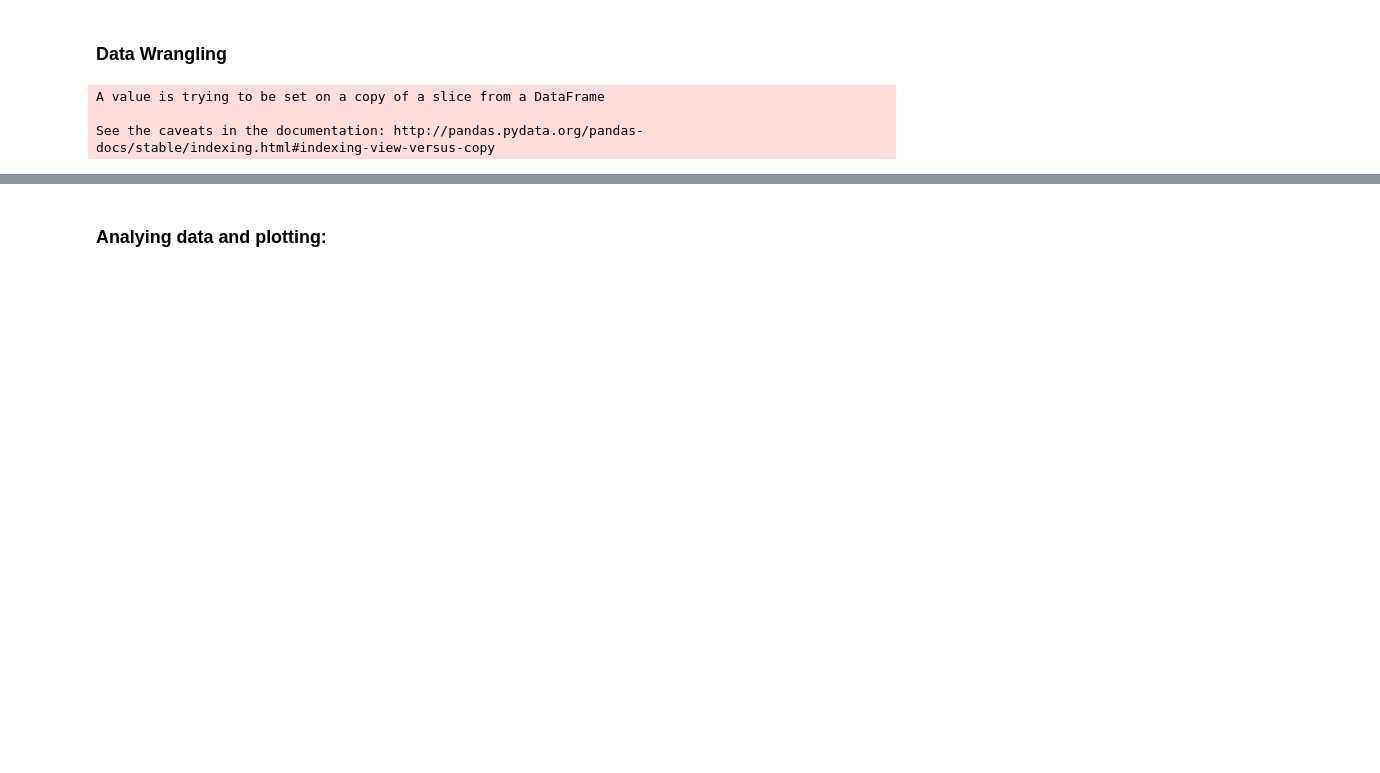
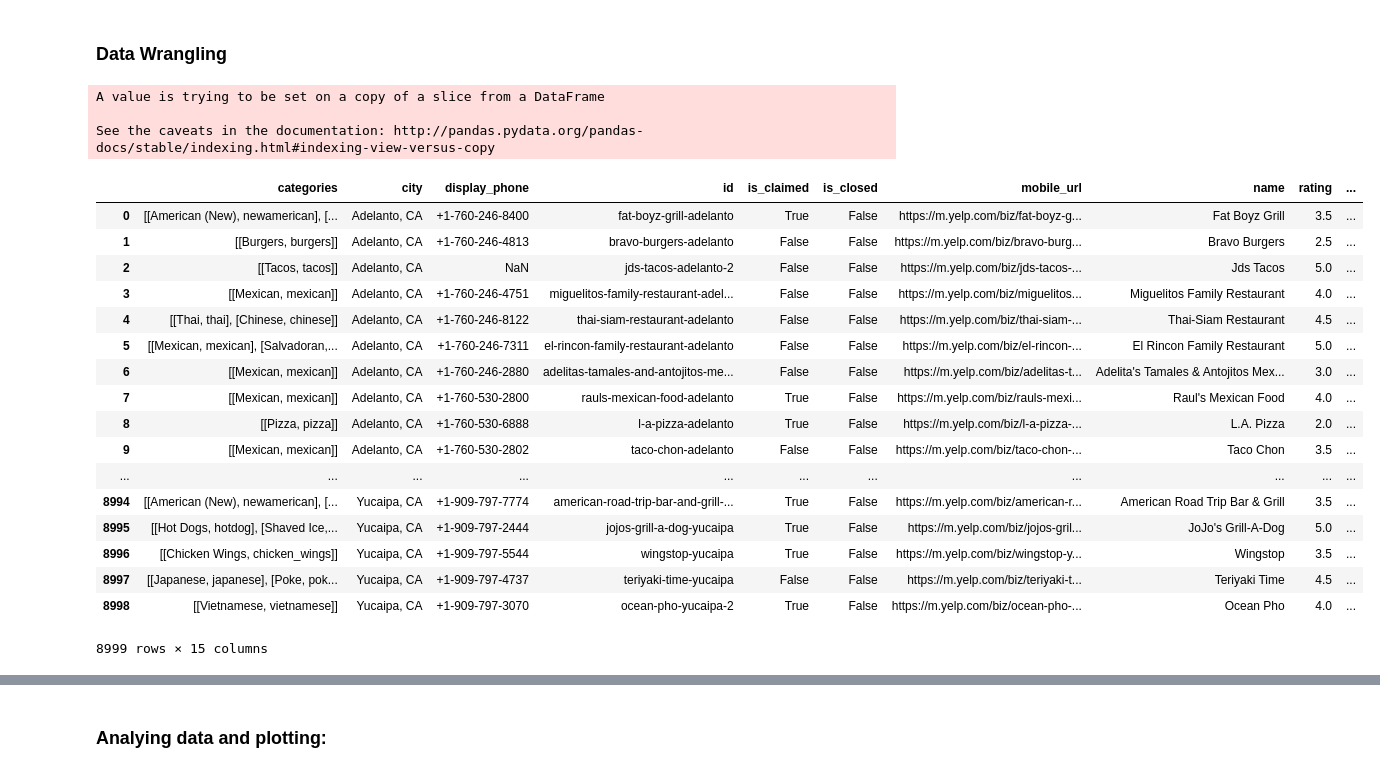
Before and after one commit to chloechen1995/STA-141B-Project, a Jupyter notebook: Yelp Project Analysis.ipynb, the cells around one changed output, grey strips where cells are left out. Saved outputs shown, nothing was run; the diff lists cells and outputs as text; code cells hidden in the pictures; blank space fills up the shorter version.

```diff
--- a/Yelp Project Analysis.ipynb
+++ b/Yelp Project Analysis.ipynb
@@ -175,6 +175,27 @@ for i in range(0,len(df_food_final)):
 A value is trying to be set on a copy of a slice from a DataFrame
 
 See the caveats in the documentation: http://pandas.pydata.org/pandas-docs/stable/indexing.html#indexing-view-versus-copy
+# %%
+df_food_final
+# %% [output]
+|  | categories | city | display_phone | id | is_claimed | is_closed | mobile_url | name | rating | ... |
+| 0 | [[American (New), newamerican], [... | Adelanto, CA | +1-760-246-8400 | fat-boyz-grill-adelanto | True | False | https://m.yelp.com/biz/fat-boyz-g... | Fat Boyz Grill | 3.5 | ... |
+| 1 | [[Burgers, burgers]] | Adelanto, CA | +1-760-246-4813 | bravo-burgers-adelanto | False | False | https://m.yelp.com/biz/bravo-burg... | Bravo Burgers | 2.5 | ... |
+| 2 | [[Tacos, tacos]] | Adelanto, CA | NaN | jds-tacos-adelanto-2 | False | False | https://m.yelp.com/biz/jds-tacos-... | Jds Tacos | 5.0 | ... |
+| 3 | [[Mexican, mexican]] | Adelanto, CA | +1-760-246-4751 | miguelitos-family-restaurant-adel... | False | False | https://m.yelp.com/biz/miguelitos... | Miguelitos Family Restaurant | 4.0 | ... |
+| 4 | [[Thai, thai], [Chinese, chinese]] | Adelanto, CA | +1-760-246-8122 | thai-siam-restaurant-adelanto | False | False | https://m.yelp.com/biz/thai-siam-... | Thai-Siam Restaurant | 4.5 | ... |
+| 5 | [[Mexican, mexican], [Salvadoran,... | Adelanto, CA | +1-760-246-7311 | el-rincon-family-restaurant-adelanto | False | False | https://m.yelp.com/biz/el-rincon-... | El Rincon Family Restaurant | 5.0 | ... |
+| 6 | [[Mexican, mexican]] | Adelanto, CA | +1-760-246-2880 | adelitas-tamales-and-antojitos-me... | False | False | https://m.yelp.com/biz/adelitas-t... | Adelita's Tamales & Antojitos Mex... | 3.0 | ... |
+| 7 | [[Mexican, mexican]] | Adelanto, CA | +1-760-530-2800 | rauls-mexican-food-adelanto | True | False | https://m.yelp.com/biz/rauls-mexi... | Raul's Mexican Food | 4.0 | ... |
+| 8 | [[Pizza, pizza]] | Adelanto, CA | +1-760-530-6888 | l-a-pizza-adelanto | True | False | https://m.yelp.com/biz/l-a-pizza-... | L.A. Pizza | 2.0 | ... |
+| 9 | [[Mexican, mexican]] | Adelanto, CA | +1-760-530-2802 | taco-chon-adelanto | False | False | https://m.yelp.com/biz/taco-chon-... | Taco Chon | 3.5 | ... |
+| ... | ... | ... | ... | ... | ... | ... | ... | ... | ... | ... |
+| 8994 | [[American (New), newamerican], [... | Yucaipa, CA | +1-909-797-7774 | american-road-trip-bar-and-grill-... | True | False | https://m.yelp.com/biz/american-r... | American Road Trip Bar & Grill | 3.5 | ... |
+| 8995 | [[Hot Dogs, hotdog], [Shaved Ice,... | Yucaipa, CA | +1-909-797-2444 | jojos-grill-a-dog-yucaipa | True | False | https://m.yelp.com/biz/jojos-gril... | JoJo's Grill-A-Dog | 5.0 | ... |
+| 8996 | [[Chicken Wings, chicken_wings]] | Yucaipa, CA | +1-909-797-5544 | wingstop-yucaipa | True | False | https://m.yelp.com/biz/wingstop-y... | Wingstop | 3.5 | ... |
+| 8997 | [[Japanese, japanese], [Poke, pok... | Yucaipa, CA | +1-909-797-4737 | teriyaki-time-yucaipa | False | False | https://m.yelp.com/biz/teriyaki-t... | Teriyaki Time | 4.5 | ... |
+| 8998 | [[Vietnamese, vietnamese]] | Yucaipa, CA | +1-909-797-3070 | ocean-pho-yucaipa-2 | True | False | https://m.yelp.com/biz/ocean-pho-... | Ocean Pho | 4.0 | ... |
+8999 rows × 15 columns
 # %%
 keyterm = "hotels"
 yelp_hotels = [search(keyterm, "%s, CA" %city, criteria) for city in pd_scrape["city"]]
```
Also changed, not shown: parts of 8 cells of this notebook, 1 other file.
